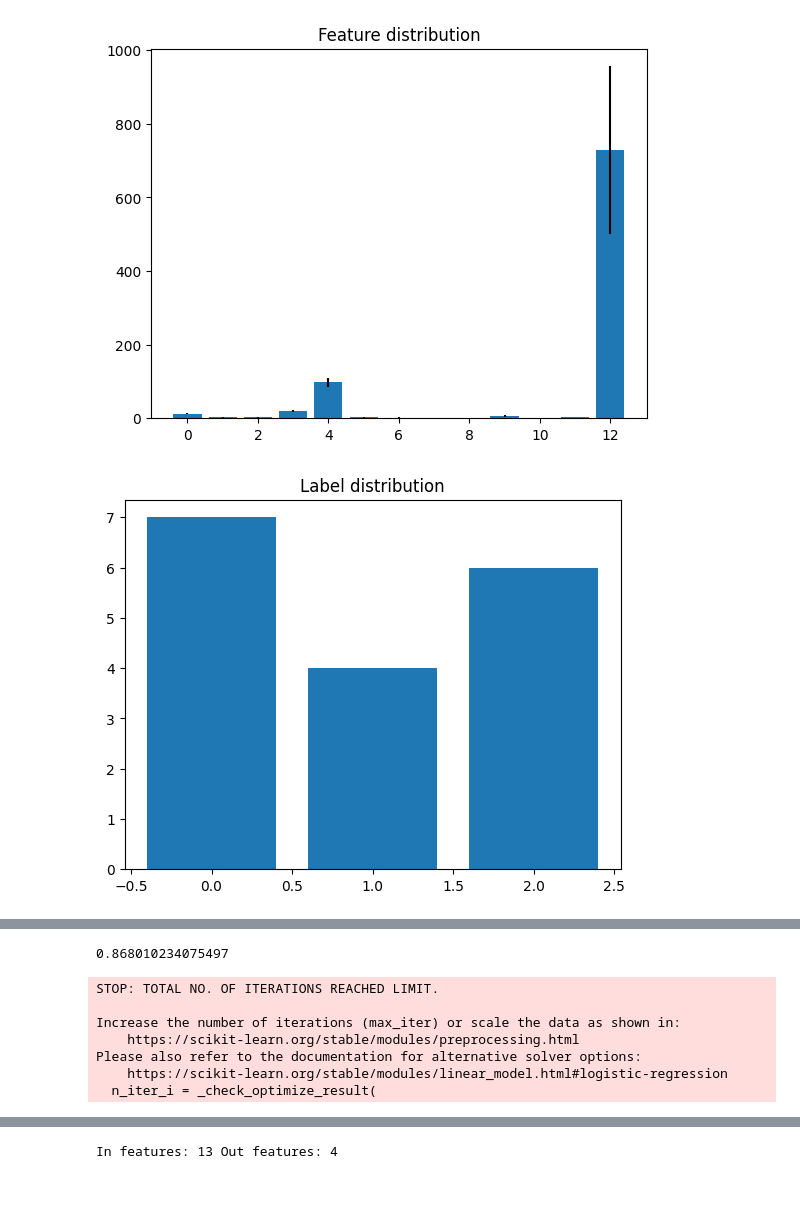
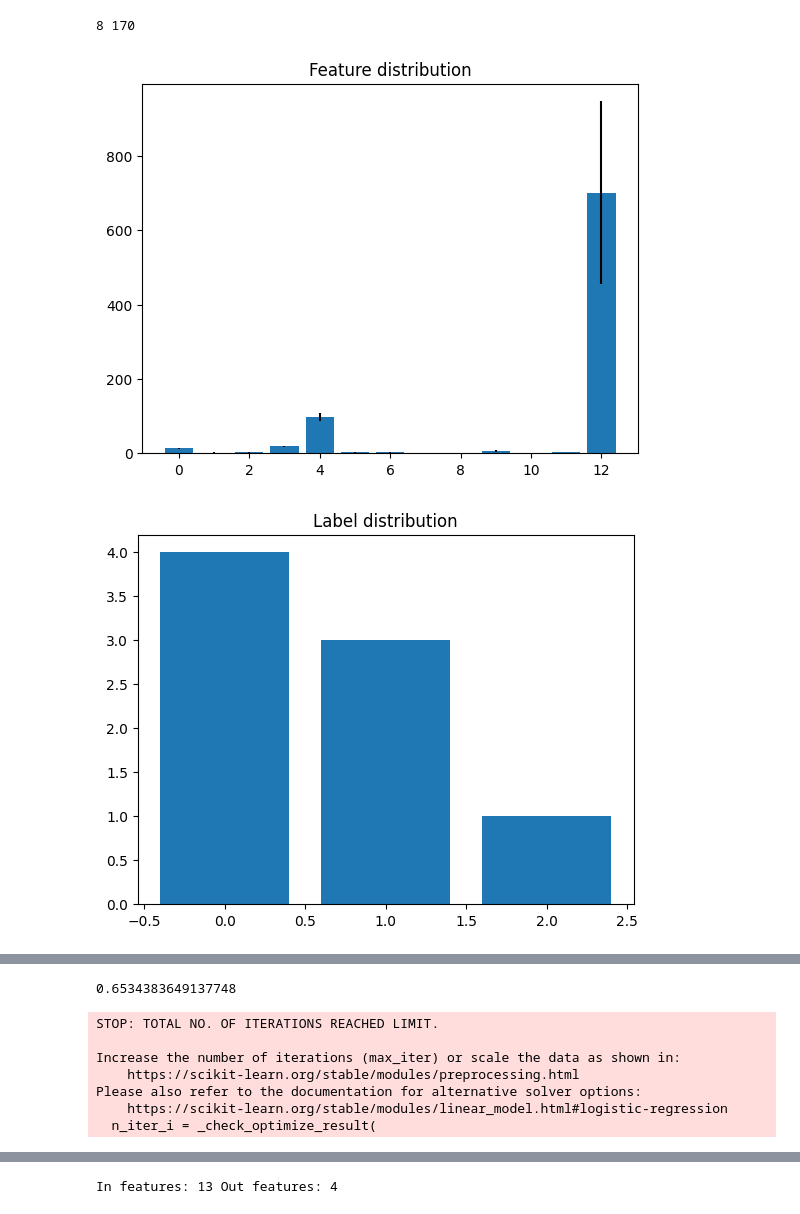
Before and after one commit to QasimWani/simple-transformer, a Jupyter notebook: mlp/backprop_multi_classification.ipynb, the cells around one changed output, grey strips where cells are left out. Cells and saved outputs as stored; diff of their text form; code cells hidden in the pictures.

```diff
--- a/mlp/backprop_multi_classification.ipynb
+++ b/mlp/backprop_multi_classification.ipynb
@@ -42,12 +43,13 @@ def visualize_distribution(X: np.ndarray, y: np.ndarray):
   plt.bar(np.arange(num_classes), Counter(y).values())
   plt.show()
 # %%
-X_train, X_test, y_train, y_test = train_test_split(X, y, test_size=0.9, random_state=0)
-
+X_train, X_test, y_train, y_test = train_test_split(X, y, test_size=0.95, random_state=0)
+print(len(X_train), len(X_test))
 
 visualize_distribution(X_train, y_train)
 visualize_distribution(X_test, y_test)
 # %% [output]
+8 170
-[figure, old version]
+[figure, new version]
-[figure, old version]
+[figure, new version]
 [figure]
@@ -63,7 +65,7 @@ baseline_model = sklearn.linear_model.LogisticRegression(random_state=0, C=1).fi
 baseline_accuracy = sklearn.metrics.f1_score(baseline_model.predict(X_test), y_test, average='macro')
 print(baseline_accuracy)
 # %% [output]
-0.868010234075497
+0.6534383649137748
 STOP: TOTAL NO. OF ITERATIONS REACHED LIMIT.
 
 Increase the number of iterations (max_iter) or scale the data as shown in:
```
Also changed, not shown: parts of 15 cells of this notebook.
